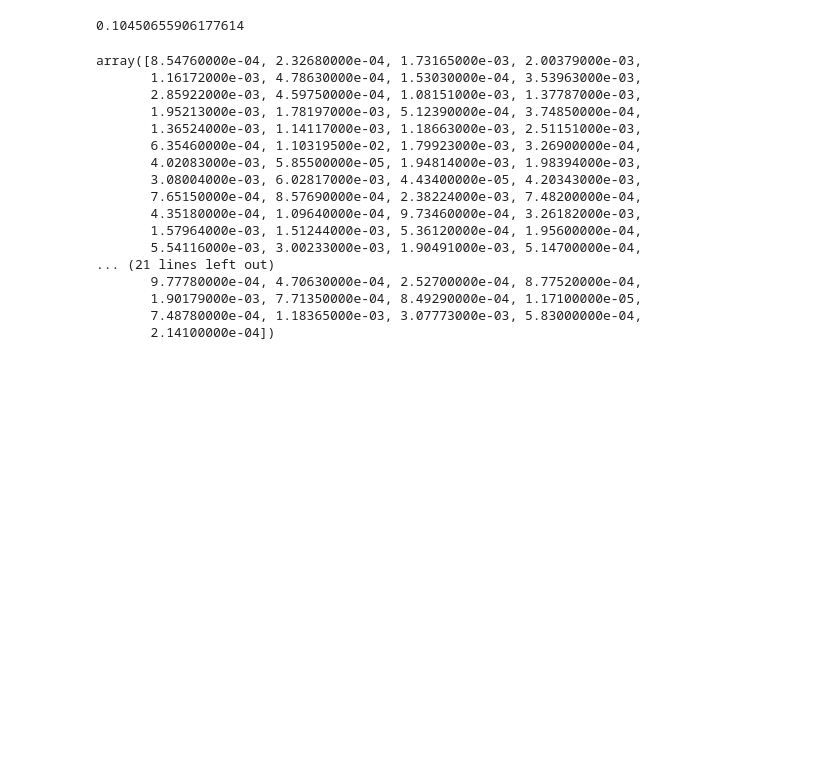
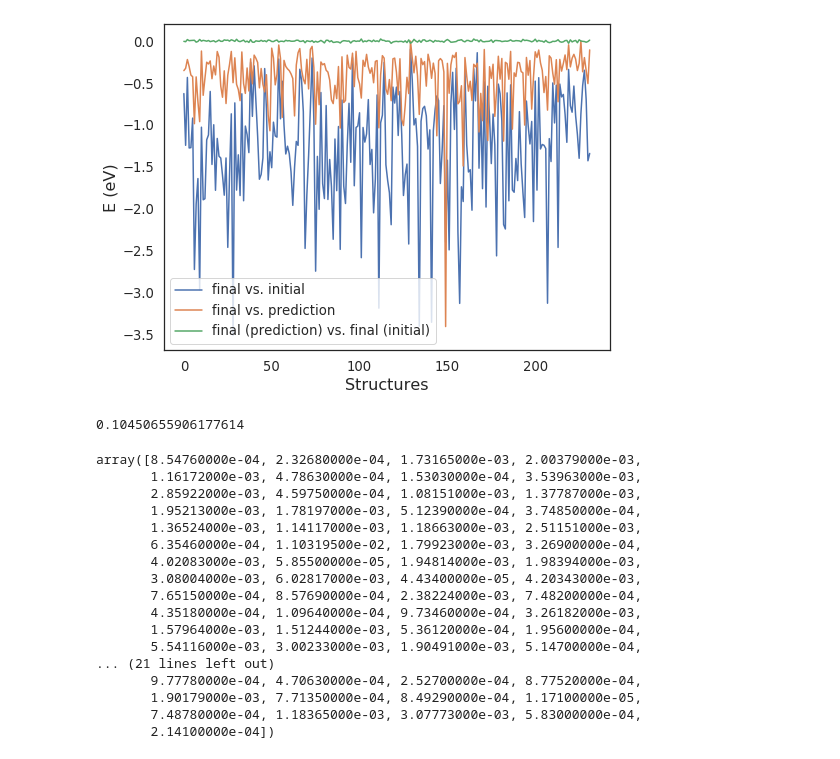
Before and after one commit to ulissigroup/dogss, a Jupyter notebook: experiments/surfaces/new_backup_evaluation.ipynb, the cells around one changed output. Cells and saved outputs as stored; diff of their text form; code cells hidden in the pictures; blank space fills up the shorter version.

```diff
--- a/experiments/surfaces/new_backup_evaluation.ipynb
+++ b/experiments/surfaces/new_backup_evaluation.ipynb
@@ -230,0 +341,13 @@ plt.hist(dist_test)
+# %%
+plt.plot((F_init_final - F_initial), label='final vs. initial')
+plt.plot((F_pred_final - F_pred), label='final vs. prediction')
+plt.plot((F_init_final - F_pred_final), label='final (prediction) vs. final (initial)')
+plt.legend(loc='lower left')
+plt.ylabel('E (eV)', fontsize=16)
+plt.xlabel('Structures', fontsize=16)
+plt.savefig('./new_backup/F_before.pdf')
+# plt.savefig('./new_backup/E_after.pdf')
+
+plt.show()
+# %% [output]
+[figure, added]
```
Also changed, not shown: parts of 18 cells of this notebook, 26 other files.
